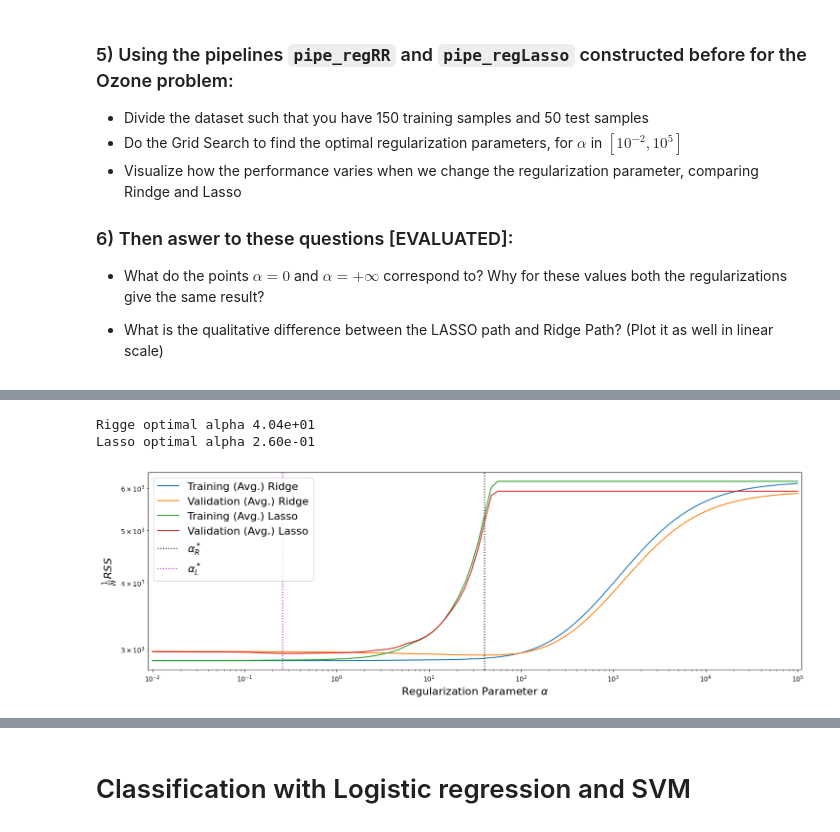
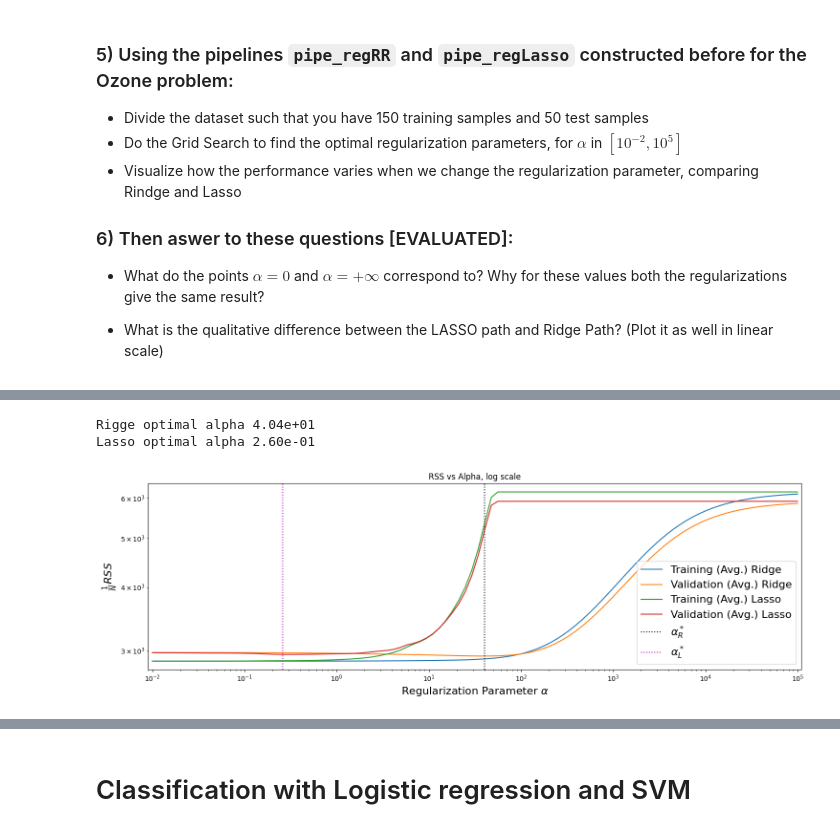
Before and after one commit to LinusCrugnola/FundamentalLearningEPFL, a Jupyter notebook: TP6/regression-and-classification.ipynb, the cells around one changed output, grey strips where cells are left out. Drawn from its saved outputs; the diff is of its cells as text; code cells hidden in the pictures.

```diff
--- a/TP6/regression-and-classification.ipynb
+++ b/TP6/regression-and-classification.ipynb
@@ -448,23 +454,27 @@ print(f'Lasso optimal alpha {cvOptAlphaL:.2e}')
 testedAlphaL = cv_Lasso.cv_results_['param_lasso__alpha']
 trainScoresL = -cv_Lasso.cv_results_['mean_train_score']   # Reverse Sign
 testScoresL = -cv_Lasso.cv_results_['mean_test_score']    # Reverse Sign
-
-plt.figure(figsize=(15,5))
-plt.plot(testedAlphaR, trainScoresR, '-', label='Training (Avg.) Ridge')
-plt.plot(testedAlphaR, testScoresR, '-', label='Validation (Avg.) Ridge')
-plt.plot(testedAlphaL, trainScoresL, '-', label='Training (Avg.) Lasso')
-plt.plot(testedAlphaL, testScoresL, '-', label='Validation (Avg.) Lasso')
-plt.plot()
-plt.xlabel('Regularization Parameter $\\alpha$', fontsize=16)
-plt.ylabel('$\\frac{1}{N}RSS$', fontsize=16)
-plt.axvline(cvOptAlphaR, label='$\\alpha^*_R$', color='k', linestyle=':')
-plt.axvline(cvOptAlphaL, label='$\\alpha^*_L$', color='m', linestyle=':')
-plt.xscale('log')
-plt.xlim([0.9*1e-2, 1e5*1.1])
-plt.yscale('log')
-plt.tight_layout()
-plt.legend(loc=2, fontsize=16);
 # %% [output]
 Rigge optimal alpha 4.04e+01
 Lasso optimal alpha 2.60e-01
-[figure, removed]
+# %%
+# log scale plot
+plt.figure(figsize=(15,5))
+plt.title('RSS vs Alpha, log scale')
+plt.plot(testedAlphaR, trainScoresR, '-', label='Training (Avg.) Ridge')
+plt.plot(testedAlphaR, testScoresR, '-', label='Validation (Avg.) Ridge')
+plt.plot(testedAlphaL, trainScoresL, '-', label='Training (Avg.) Lasso')
+plt.plot(testedAlphaL, testScoresL, '-', label='Validation (Avg.) Lasso')
+plt.plot()
+plt.xlabel('Regularization Parameter $\\alpha$', fontsize=16)
+plt.ylabel('$\\frac{1}{N}RSS$', fontsize=16)
+plt.axvline(cvOptAlphaR, label='$\\alpha^*_R$', color='k', linestyle=':')
+plt.axvline(cvOptAlphaL, label='$\\alpha^*_L$', color='m', linestyle=':')
+plt.xscale('log')
+plt.xlim([0.9*1e-2, 1e5*1.1])
+plt.yscale('log')
+plt.tight_layout()
+plt.legend(loc='lower right', fontsize=16);
+plt.show()
+# %% [output]
+[figure, added]
```
Also changed, not shown: parts of 4 cells of this notebook.
